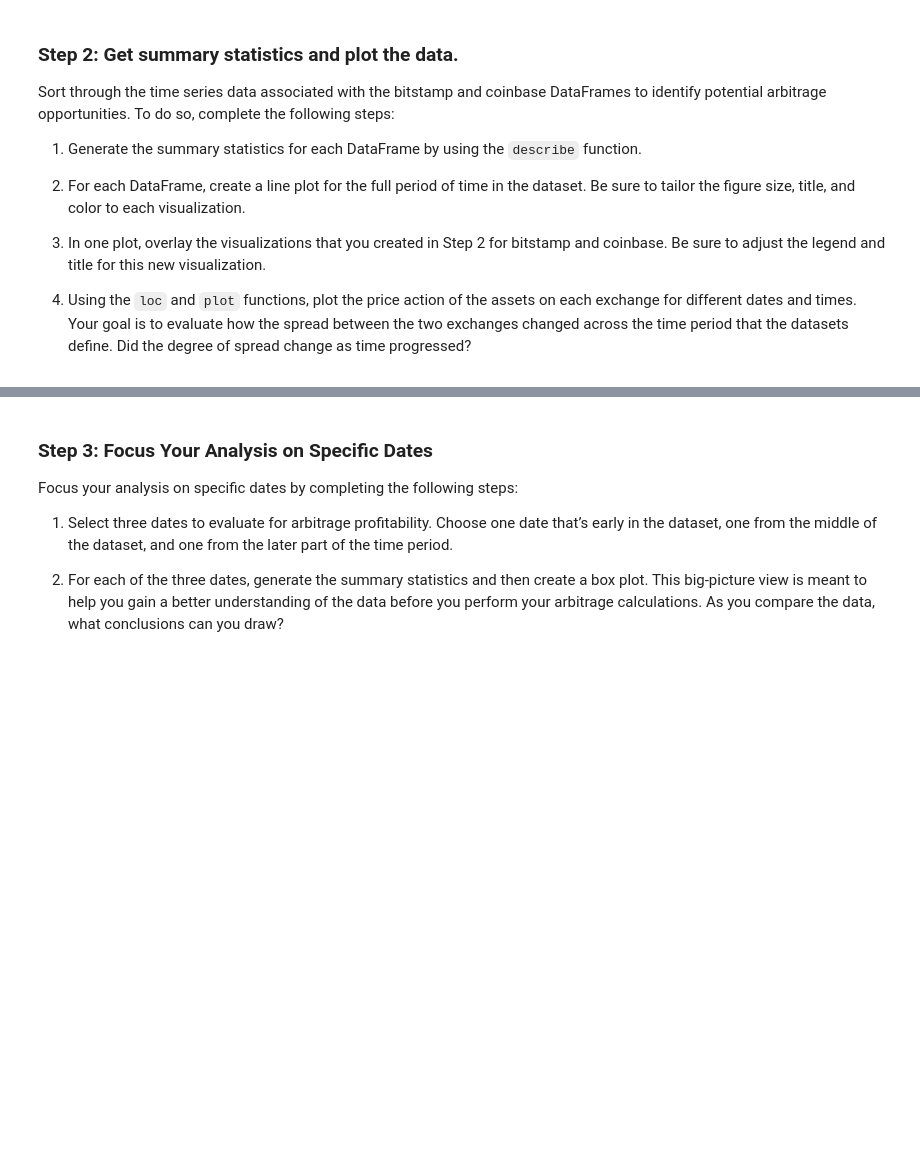
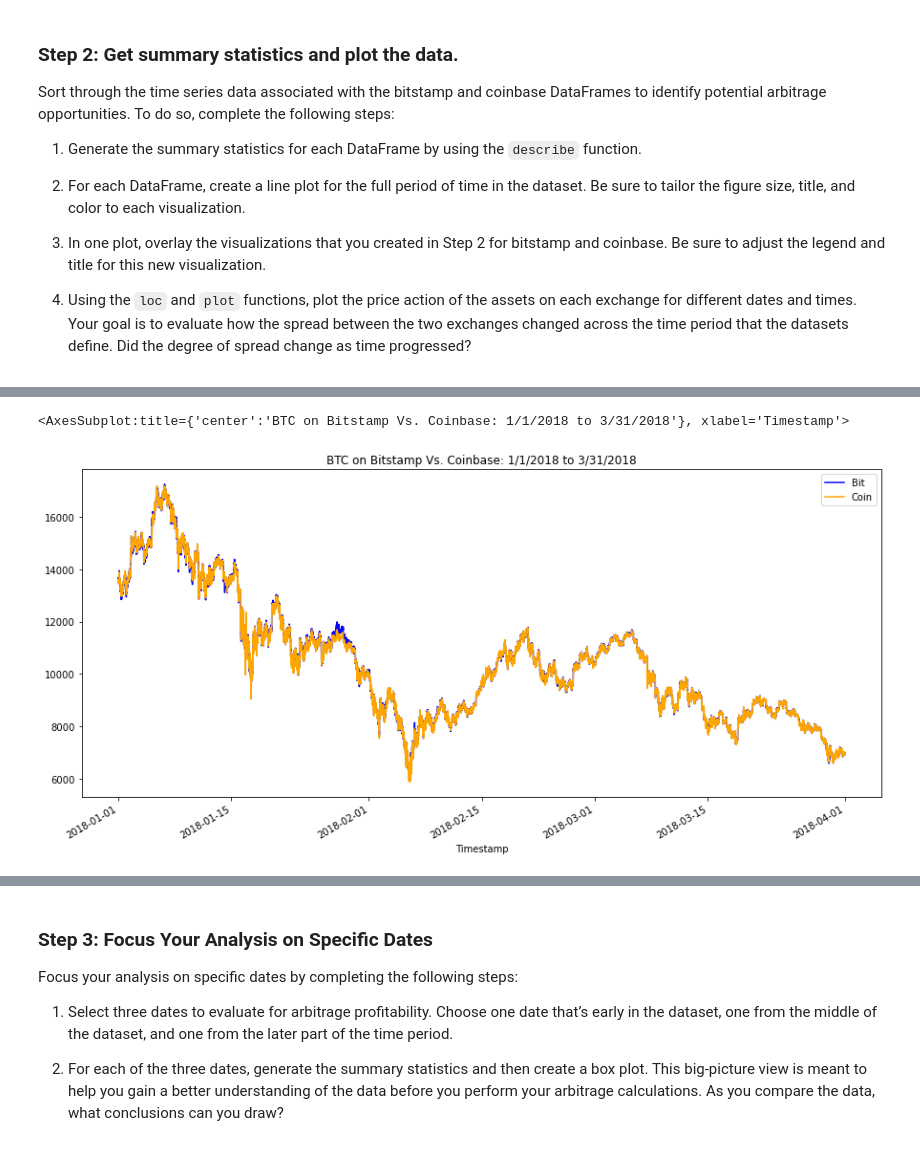
Before and after one commit to jake-viss/UW_Fintech_Challenge_3, a Jupyter notebook: crypto_arbitrage.ipynb, the cells around one changed output, grey strips where cells are left out. Cells and saved outputs as stored; diff of their text form; code cells hidden in the pictures; blank space fills up the shorter version.

```diff
--- a/crypto_arbitrage.ipynb
+++ b/crypto_arbitrage.ipynb
@@ -256,8 +296,12 @@ Sort through the time series data associated with the bitstamp and coinbase Data
 # %%
 # Overlay the visualizations for the bitstamp and coinbase DataFrames in one plot
 # The plot should visualize the prices over the full lenth of the dataset
 # Be sure to include the parameters: legend, figure size, title, and color and label
-# YOUR CODE HERE
+bitstamp_sliced["Close"].plot(legend=True, figsize=(15,7), title="BTC on Bitstamp Vs. Coinbase: 1/1/2018 to 3/31/2018", color="blue", label="Bit")
+coinbase_sliced["Close"].plot(legend=True, figsize=(15,7), color="orange", label="Coin")
+# %% [output]
+<AxesSubplot:title={'center':'BTC on Bitstamp Vs. Coinbase: 1/1/2018 to 3/31/2018'}, xlabel='Timestamp'>
+[figure, added]
 # %%
 # Using the loc and plot functions, create an overlay plot that visualizes
 # the price action of both DataFrames for a one month period early in the dataset
```
Also changed, not shown: parts of 18 cells of this notebook.
